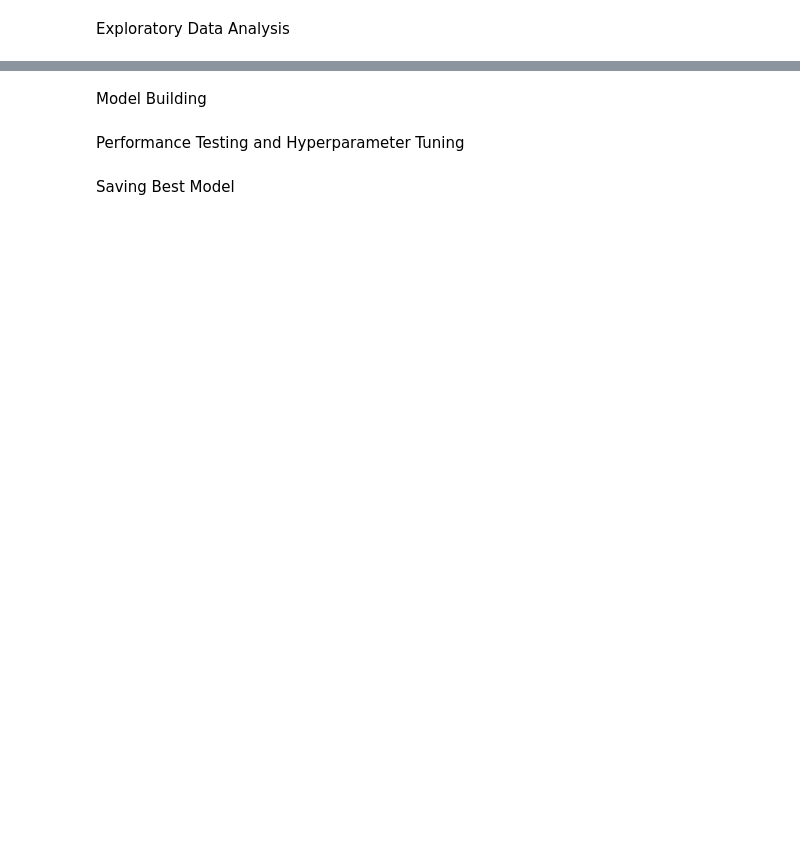
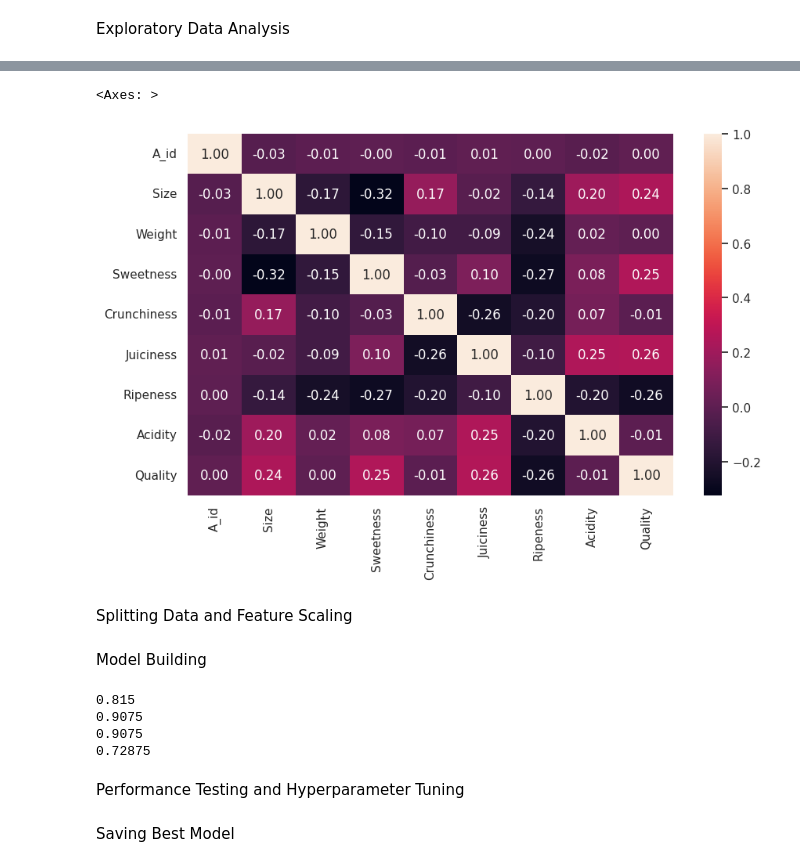
Before and after one commit to ary4m4n03/Golden-Harvesting-A-Predictive-Model-for-Apple-Quality-Assurance, a Jupyter notebook: Golden_Harvesting_A_Predictive_Model_for_Apple_Quality_Assurance.ipynb, the cells around one changed output, grey strips where cells are left out. Drawn from its saved outputs; the diff is of its cells as text; code cells hidden in the pictures; blank space fills up the shorter version.

```diff
--- a/Golden_Harvesting_A_Predictive_Model_for_Apple_Quality_Assurance.ipynb
+++ b/Golden_Harvesting_A_Predictive_Model_for_Apple_Quality_Assurance.ipynb
@@ -39,0 +177,7 @@ Exploratory Data Analysis
+# %%
+sns.heatmap(data.corr(), annot=True, fmt=".2f")
+# %% [output]
+<Axes: >
+[figure, added]
+# %% [markdown]
+Splitting Data and Feature Scaling
@@ -40,4 +192,37 @@ Exploratory Data Analysis
 # %% [markdown]
 Model Building
+# %%
+#Decision Tree
+DT=DecisionTreeClassifier(random_state=42)
+DT.fit(X_train, y_train)
+DT_pred=DT.predict(X_test)
+acc=accuracy_score(y_test,DT_pred)
+print(acc)
+
+#Random Forest
+RF=RandomForestClassifier(n_estimators=100)
+RF.fit(X_train, y_train)
+RF_pred=RF.predict(X_test)
+acc=accuracy_score(y_test,RF_pred)
+print(acc)
+
+#XGB
+XGB=xgb.XGBClassifier()
+XGB.fit(X_train, y_train)
+XGB_pred=XGB.predict(X_test)
+acc=accuracy_score(y_test,XGB_pred)
+print(acc)
+
+#Logistic Regression
+LR=LogisticRegression()
+LR.fit(X_train, y_train)
+LR_pred=LR.predict(X_test)
+acc=accuracy_score(y_test,LR_pred)
+print(acc)
+# %% [output]
+0.815
+0.9075
+0.9075
+0.72875
 # %% [markdown]
 Performance Testing and Hyperparameter Tuning
```
Also changed, not shown: parts of 15 cells of this notebook.
